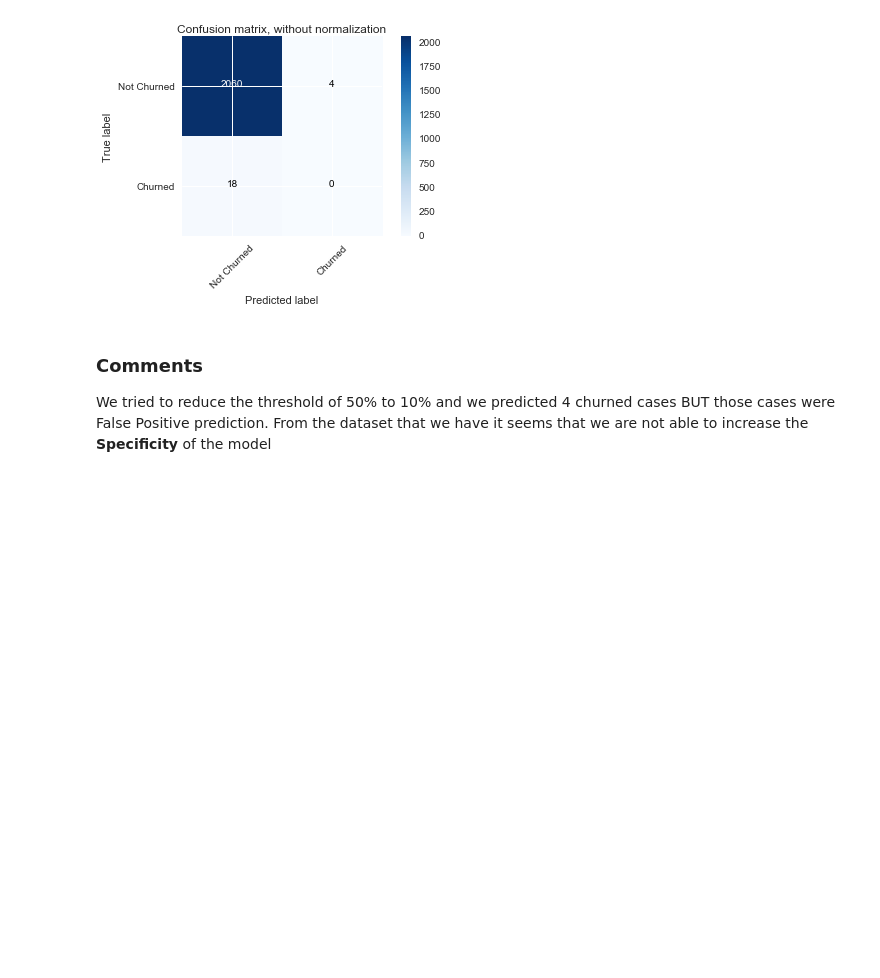
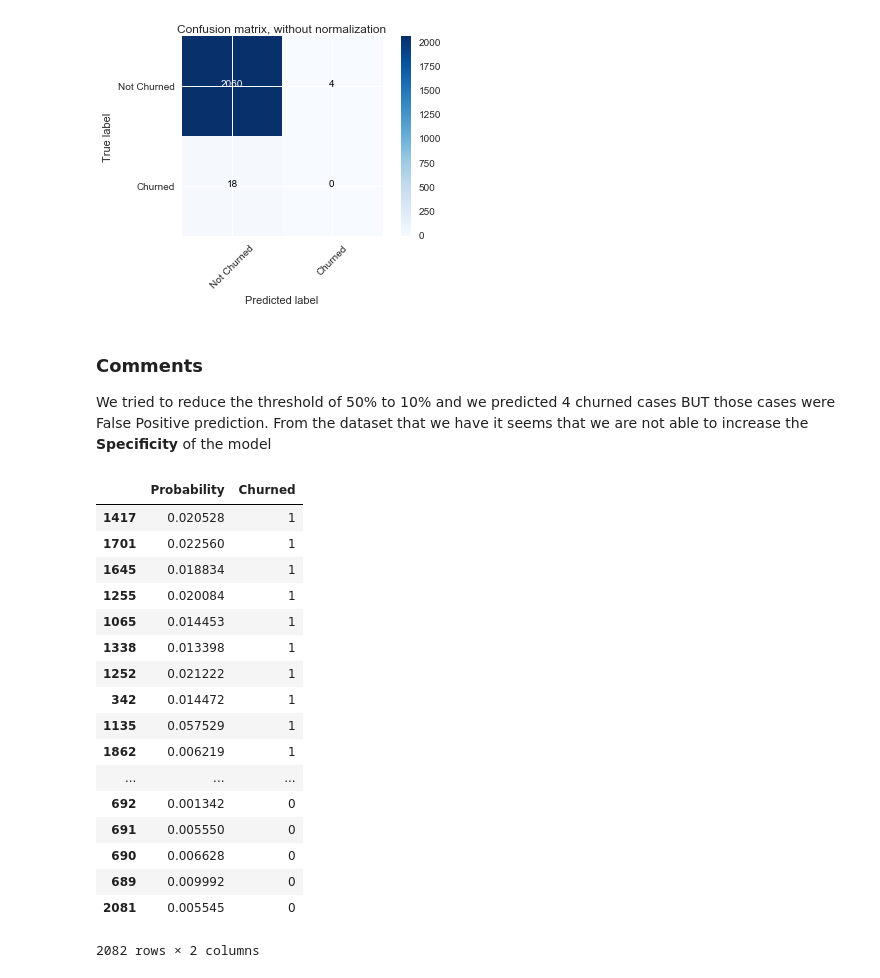
Before and after one commit to pipinho13/test-repo, a Jupyter notebook: LogisticRegressionModel.ipynb, the cells around one changed output. Cells and saved outputs as stored; diff of their text form; code cells hidden in the pictures; blank space fills up the shorter version.

```diff
--- a/LogisticRegressionModel.ipynb
+++ b/LogisticRegressionModel.ipynb
@@ -408,3 +408,28 @@ Confusion matrix, without normalization
 # %% [markdown]
 ### Comments
 We tried to reduce the threshold of 50% to 10% and we predicted 4 churned cases BUT those cases were False Positive prediction. From the dataset that we have it seems that we are not able to increase the **Specificity** of the model
+# %%
+ProbDF=pd.concat([Y_Prob[1], DataFrame(Y_test)], axis=1)
+# %%
+ProbDF.columns=['Probability', 'Churned']
+# %%
+ProbDF.sort_values('Churned', ascending=False)
+# %% [output]
+|  | Probability | Churned |
+| 1417 | 0.020528 | 1 |
+| 1701 | 0.022560 | 1 |
+| 1645 | 0.018834 | 1 |
+| 1255 | 0.020084 | 1 |
+| 1065 | 0.014453 | 1 |
+| 1338 | 0.013398 | 1 |
+| 1252 | 0.021222 | 1 |
+| 342 | 0.014472 | 1 |
+| 1135 | 0.057529 | 1 |
+| 1862 | 0.006219 | 1 |
+| ... | ... | ... |
+| 692 | 0.001342 | 0 |
+| 691 | 0.005550 | 0 |
+| 690 | 0.006628 | 0 |
+| 689 | 0.009992 | 0 |
+| 2081 | 0.005545 | 0 |
+2082 rows × 2 columns
```
Also changed, not shown: parts of 4 cells of this notebook.
